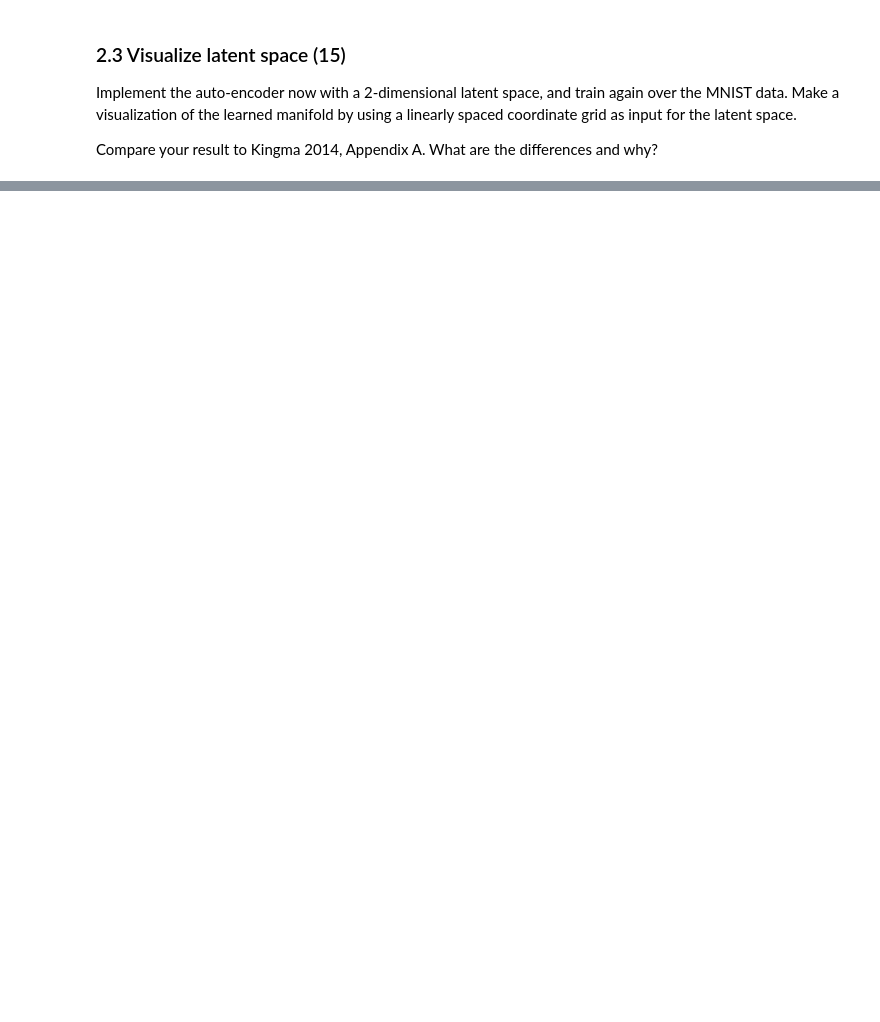
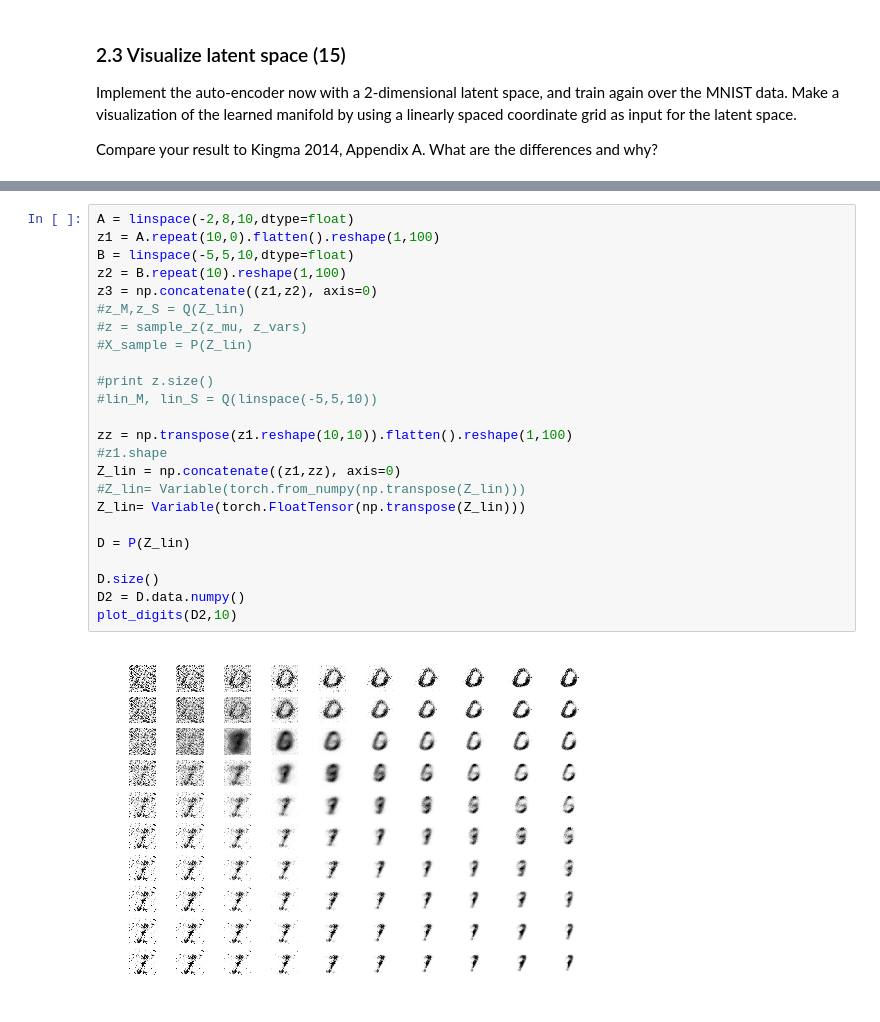
Before and after one commit to thomasklausch2/ml2-lab3, a Jupyter notebook: Lab3.ipynb, the cells around one changed output, grey strips where cells are left out. Saved outputs shown, nothing was run; the diff lists cells and outputs as text; blank space fills up the shorter version.

```diff
--- a/Lab3.ipynb
+++ b/Lab3.ipynb
@@ -594,0 +605,26 @@ Compare your result to Kingma 2014, Appendix A. What are the differences and why
+# %%
+A = linspace(-2,8,10,dtype=float)
+z1 = A.repeat(10,0).flatten().reshape(1,100)
+B = linspace(-5,5,10,dtype=float)
+z2 = B.repeat(10).reshape(1,100)
+z3 = np.concatenate((z1,z2), axis=0)
+#z_M,z_S = Q(Z_lin)
+#z = sample_z(z_mu, z_vars)
+#X_sample = P(Z_lin)
+
+#print z.size()
+#lin_M, lin_S = Q(linspace(-5,5,10))
+
+zz = np.transpose(z1.reshape(10,10)).flatten().reshape(1,100)
+#z1.shape
+Z_lin = np.concatenate((z1,zz), axis=0)
+#Z_lin= Variable(torch.from_numpy(np.transpose(Z_lin)))
+Z_lin= Variable(torch.FloatTensor(np.transpose(Z_lin)))
+
+D = P(Z_lin)
+
+D.size()
+D2 = D.data.numpy()
+plot_digits(D2,10)
+# %% [output]
+[figure, added]
```
Also changed, not shown: parts of 19 cells of this notebook.
